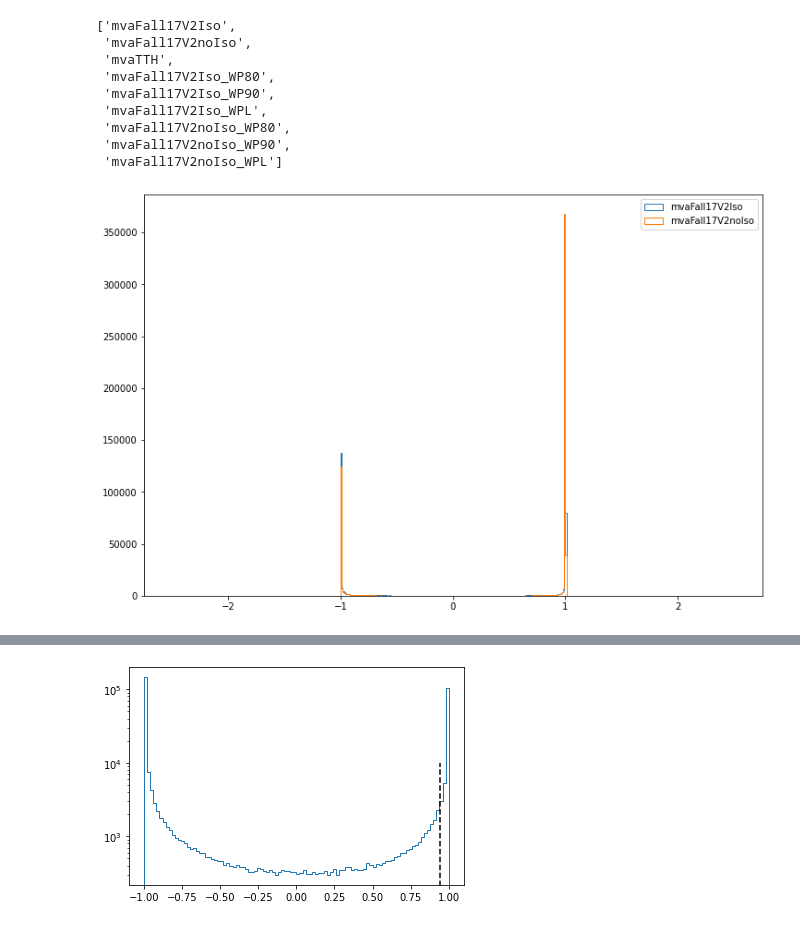
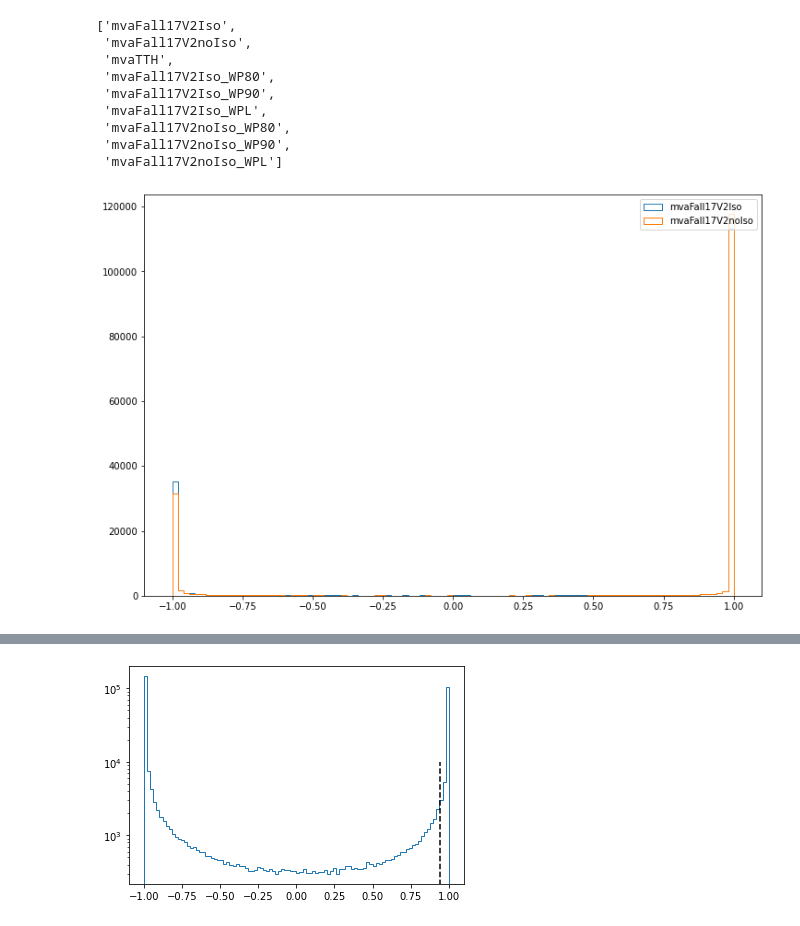
Before and after one commit to PocketCoffea/PocketCoffea, a Jupyter notebook: notebooks/electronID.ipynb, the cells around one changed output, grey strips where cells are left out. Saved outputs shown, nothing was run; the diff lists cells and outputs as text; code cells hidden in the pictures.

```diff
--- a/notebooks/electronID.ipynb
+++ b/notebooks/electronID.ipynb
@@ -10,2 +14,2 @@ filename = "/pnfs/psi.ch/cms/trivcat/store/user/mmarcheg/ttHbb/store/mc/RunIISum
-events = NanoEventsFactory.from_root(filename, schemaclass=NanoAODSchema).events()
-#events = NanoEventsFactory.from_root(filename, schemaclass=NanoAODSchema, entry_stop=1000).events()
+#events = NanoEventsFactory.from_root(filename, schemaclass=NanoAODSchema).events()
+events = NanoEventsFactory.from_root(filename, schemaclass=NanoAODSchema, entry_stop=200000).events()
@@ -22,11 +31,11 @@ list(filter(lambda x: 'mva' in x, events.Electron.fields))
  'mvaFall17V2noIso_WP90',
  'mvaFall17V2noIso_WPL']
 # %%
-electrons = events.Electron[(events.Electron.pt>10) & (abs(events.Electron.eta)<0.8)]
+electrons = events.Electron[(events.Electron.pt>15) & (abs(events.Electron.eta)<2.4)]
 plt.figure(figsize=[12,8])
-plt.hist(ak.flatten(electrons.mvaFall17V2Iso), bins=np.linspace(-2.5,2.5,501), histtype='step', label="mvaFall17V2Iso");
-plt.hist(ak.flatten(electrons.mvaFall17V2noIso), bins=np.linspace(-2.5,2.5,501), histtype='step', label="mvaFall17V2noIso");
+plt.hist(ak.flatten(electrons.mvaFall17V2Iso), bins=np.linspace(-1,1,101), histtype='step', label="mvaFall17V2Iso");
+plt.hist(ak.flatten(electrons.mvaFall17V2noIso), bins=np.linspace(-1,1,101), histtype='step', label="mvaFall17V2noIso");
 #plt.hist(ak.flatten(electrons.mvaTTH), bins=np.linspace(-1,1,21), histtype='step', label="mvaTTH");
 plt.legend();
 # %% [output]
-[figure, old version]
+[figure, new version]
```
Also changed, not shown: parts of 20 cells of this notebook, 5 other files.
